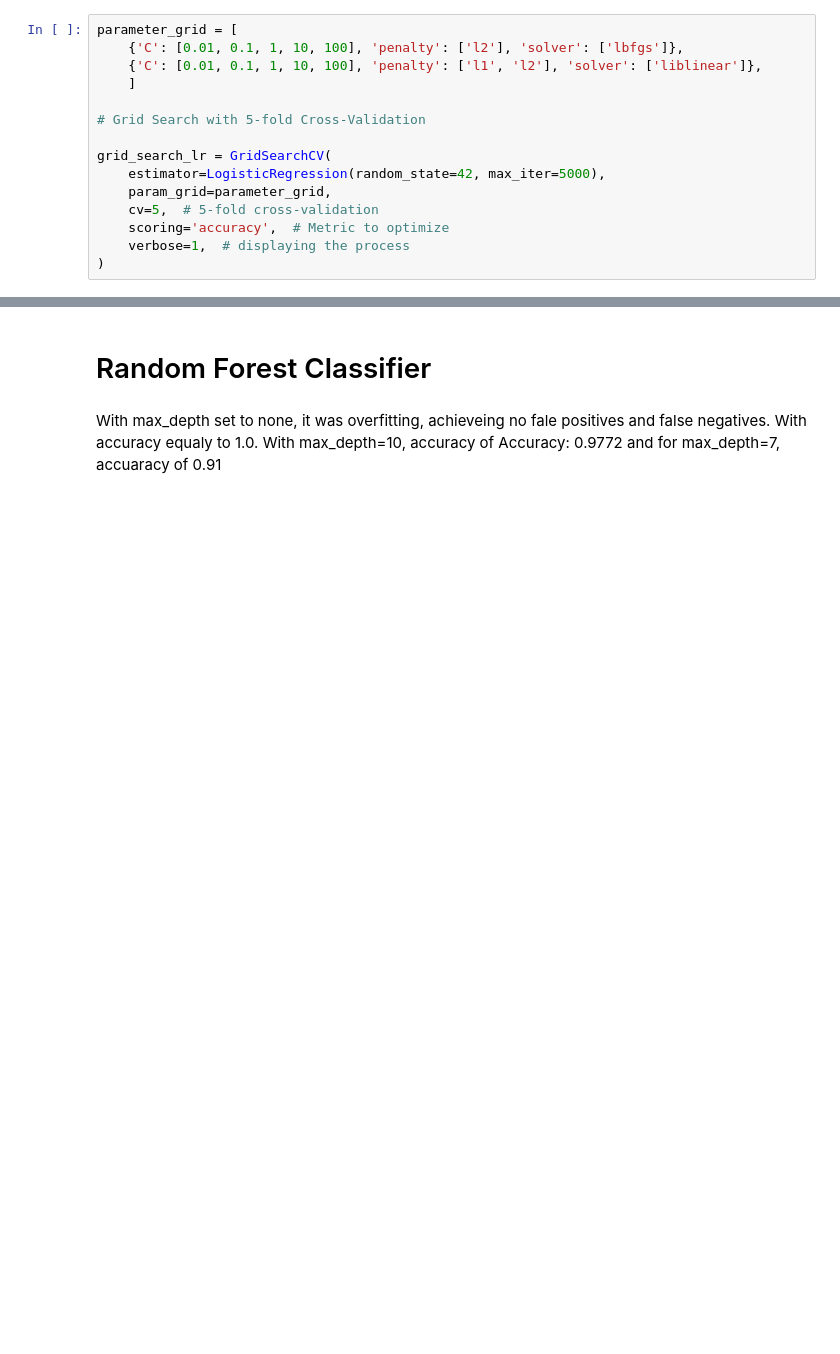
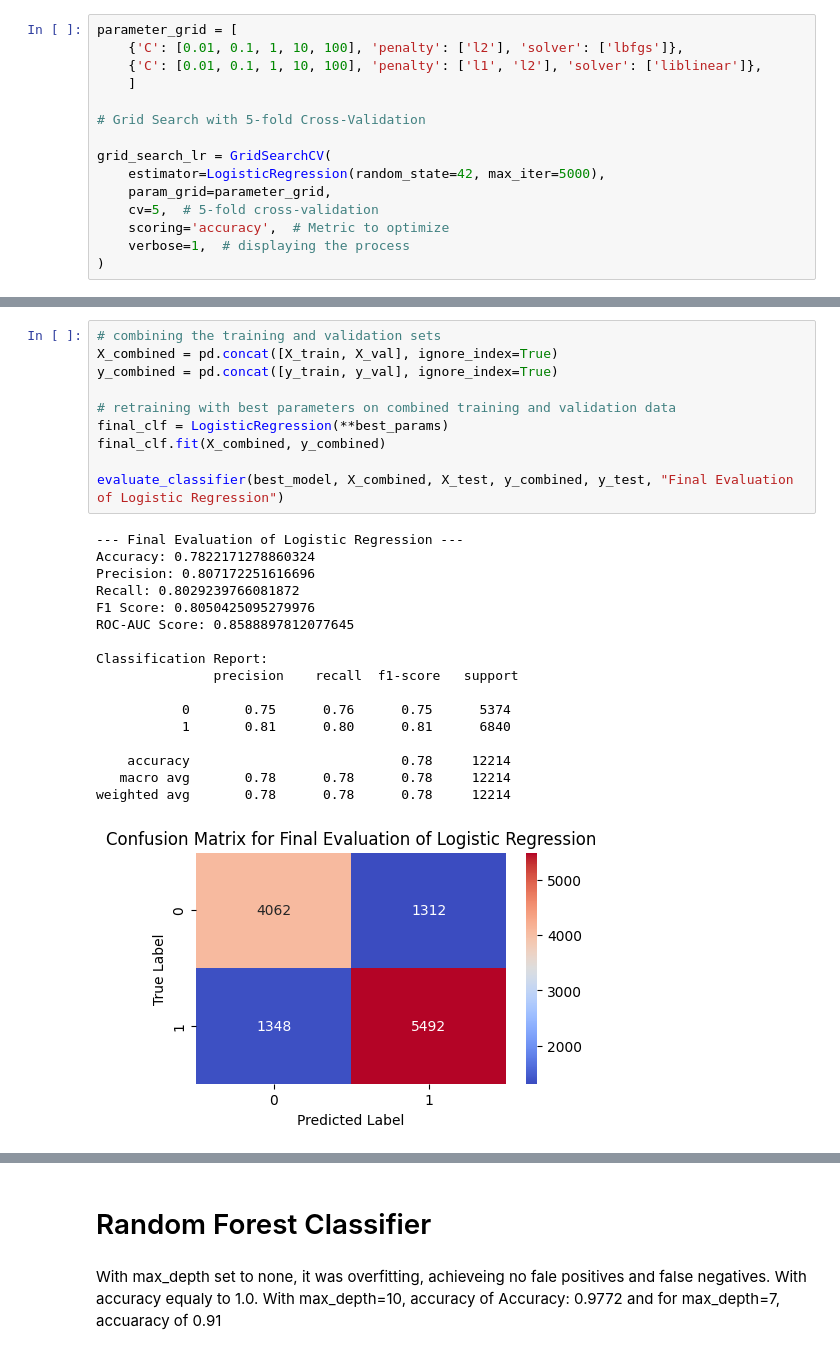
Before and after one commit to alicja-a-d/UAB_ML_project, a Jupyter notebook: notebook/Model.ipynb, the cells around one changed output, grey strips where cells are left out. Drawn from its saved outputs; the diff is of its cells as text; blank space fills up the shorter version.

```diff
--- a/notebook/Model.ipynb
+++ b/notebook/Model.ipynb
@@ -123,0 +194,28 @@ Solver used in the best model: liblinear
+# %%
+# combining the training and validation sets
+X_combined = pd.concat([X_train, X_val], ignore_index=True)
+y_combined = pd.concat([y_train, y_val], ignore_index=True)
+
+# retraining with best parameters on combined training and validation data
+final_clf = LogisticRegression(**best_params)
+final_clf.fit(X_combined, y_combined)
+
+evaluate_classifier(best_model, X_combined, X_test, y_combined, y_test, "Final Evaluation of Logistic Regression")
+# %% [output]
+--- Final Evaluation of Logistic Regression ---
+Accuracy: 0.7822171278860324
+Precision: 0.807172251616696
+Recall: 0.8029239766081872
+F1 Score: 0.8050425095279976
+ROC-AUC Score: 0.8588897812077645
+
+Classification Report:
+               precision    recall  f1-score   support
+
+           0       0.75      0.76      0.75      5374
+           1       0.81      0.80      0.81      6840
+
+    accuracy                           0.78     12214
+   macro avg       0.78      0.78      0.78     12214
+weighted avg       0.78      0.78      0.78     12214
+[figure, added]
```
Also changed, not shown: parts of 21 cells of this notebook, 6 other files.
